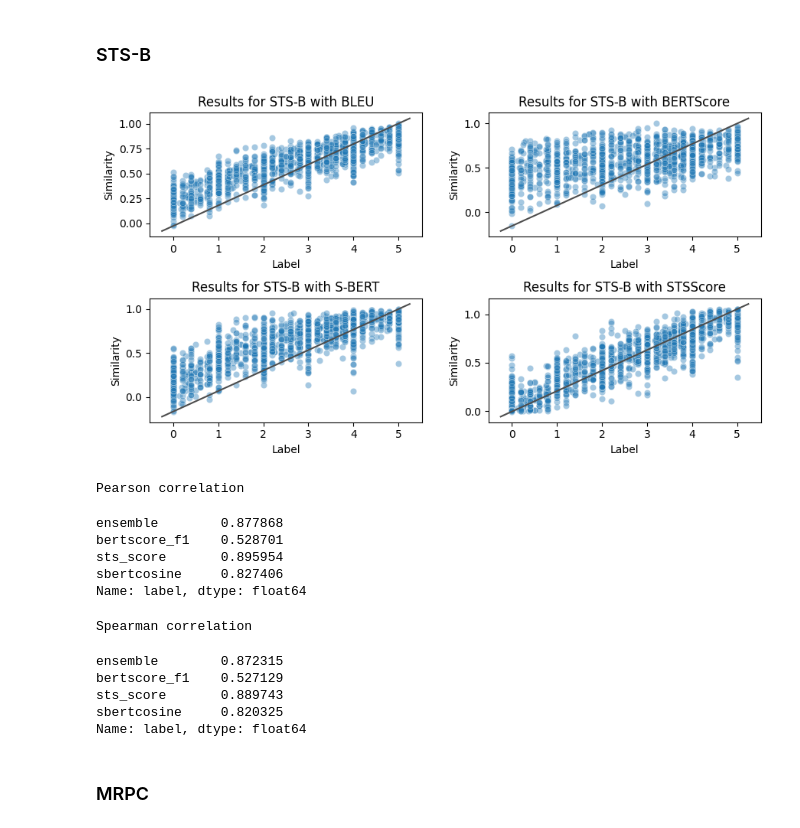
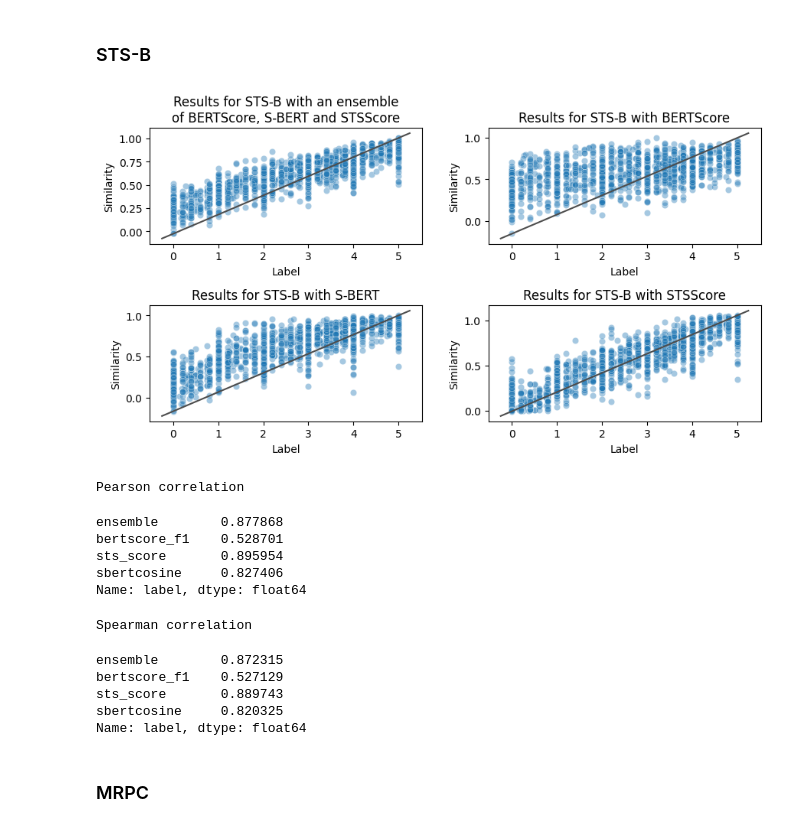
Before and after one commit to aieng-lab/stsscore, a Jupyter notebook: eval-semantic-similarity.ipynb, the cells around one changed output. Cells and saved outputs as stored; diff of their text form; code cells hidden in the pictures.

Commit message:
fix one figure title, add reference

```diff
--- a/eval-semantic-similarity.ipynb
+++ b/eval-semantic-similarity.ipynb
@@ -610,40 +610,43 @@ Name: label, dtype: float64
 ### STS-B
 # %%
 scores_stsb['ensemble'] = (scores_stsb['bertscore_f1'] + scores_stsb['sts_score'] + scores_stsb['sbertcosine'])/3
+
+def draw_diagonal(ax):
+    ax.plot(ax.get_xlim(), ax.get_ylim(), c=".3")
 
 fig, axes = plt.subplots(2, 2, figsize=(9, 5))
 sns.scatterplot(x="label", y="ensemble", data=scores_stsb, alpha=0.4, ax=axes[0,0])
 sns.scatterplot(x="label", y="bertscore_f1", data=scores_stsb, alpha=0.4, ax=axes[0,1])
 sns.scatterplot(x="label", y="sbertcosine", data=scores_stsb, alpha=0.4, ax=axes[1,0])
 sns.scatterplot(x="label", y="sts_score", data=scores_stsb, alpha=0.4, ax=axes[1,1])
 draw_diagonal(axes[0,0])
 draw_diagonal(axes[0,1])
 draw_diagonal(axes[1,0])
 draw_diagonal(axes[1,1])
 axes[0,0].set_ylabel("Similarity")
 axes[0,1].set_ylabel("Similarity")
 axes[1,0].set_ylabel("Similarity")
 axes[1,1].set_ylabel("Similarity")
 axes[0,0].set_xlabel("Label")
 axes[0,1].set_xlabel("Label")
 axes[1,0].set_xlabel("Label")
 axes[1,1].set_xlabel("Label")
-axes[0,0].set_title("Results for STS-B with BLEU")
+axes[0,0].set_title("Results for STS-B with an ensemble\nof BERTScore, S-BERT and STSScore")
 axes[0,1].set_title("Results for STS-B with BERTScore")
 axes[1,0].set_title("Results for STS-B with S-BERT")
 axes[1,1].set_title("Results for STS-B with STSScore")
 
 fig.tight_layout()
 plt.savefig('plots/stsb_ensemble.pdf', bbox_inches='tight')
 plt.savefig('plots/stsb_ensemble.png', bbox_inches='tight')
 plt.show()
 
 print('Pearson correlation')
 display(scores_stsb.corr(method='pearson', numeric_only=True)['label'][['ensemble', 'bertscore_f1', 'sts_score', 'sbertcosine']])
 print('Spearman correlation')
 display(scores_stsb.corr(method='spearman', numeric_only=True)['label'][['ensemble', 'bertscore_f1', 'sts_score', 'sbertcosine']])
 # %% [output]
-[figure, old version]
+[figure, new version]
 Pearson correlation
 ensemble        0.877868
 bertscore_f1    0.528701
```
Also changed, not shown: 3 other files.
